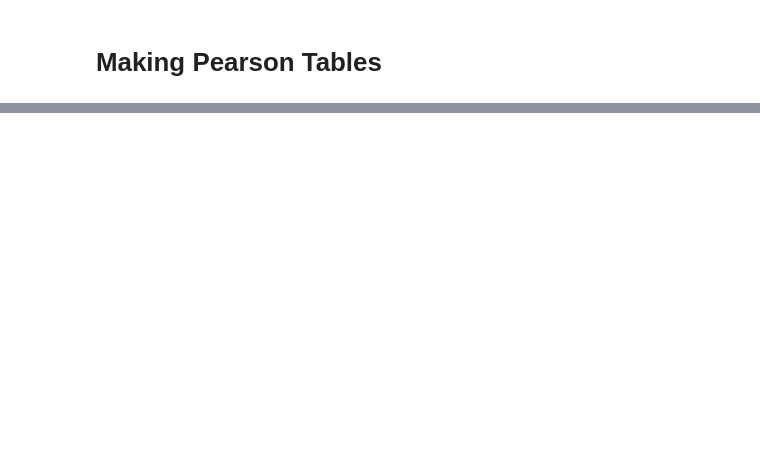
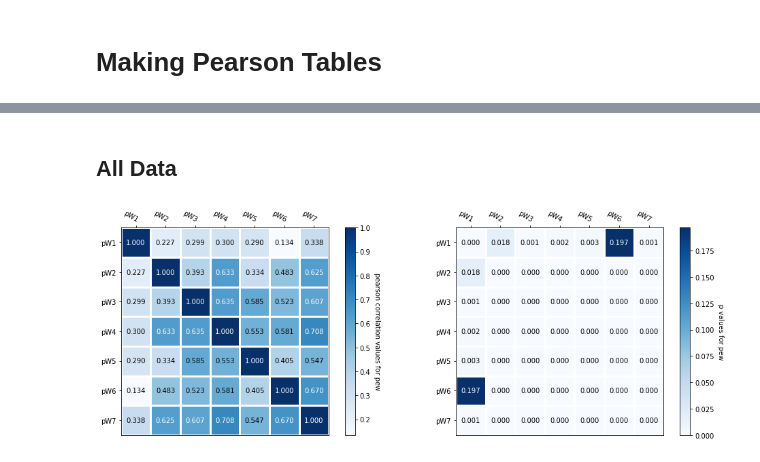
Before and after one commit to mwvgroup/SN-Spectral-Evolution, a Jupyter notebook: notebooks/pew_vel_heatmaps.ipynb, the cells around one changed output, grey strips where cells are left out. Cells and saved outputs as stored; diff of their text form; code cells hidden in the pictures; blank space fills up the shorter version.

Commit message:
creates heatmaps comparing feature pEWs and vels

```diff
--- a/notebooks/pew_vel_heatmaps.ipynb
+++ b/notebooks/pew_vel_heatmaps.ipynb
@@ -169,0 +192,7 @@ vel_comparison_cn.to_csv(path + '/results/vel_pearson_comparison_cn.csv')
+# %%
+features = [f'pW{i}' for i in range(1, 8)]
+# %%
+table = vel_pearson.iloc[:7,:]
+table = table.set_index('features')
+itable = table.iloc[:,:14]
+ctable = itable[itable.columns[::2]]
@@ -169,0 +346,35 @@ vel_comparison_cn.to_csv(path + '/results/vel_pearson_comparison_cn.csv')
+# %%
+def plot_heat_map(carray, parray, against):
+    """plots 2 heat maps for c and p value respectively
+       host gal properties on vertical axis and features on horizontal
+    Args:
+        carray     (array): array of c values
+        parray     (array): array of p values
+        against    (string): pew or vel
+    """
+    fig, (ax1, ax2) = plt.subplots(1, 2, figsize=(14, 5))
+    # 1st plot
+
+
+    im, _ = heatmap(carray, features, features, ax=ax1,
+                cmap="Blues", cbarlabel=f"pearson correlation values for {against}")
+    annotate_heatmap(im, valfmt="{x:.3f}", size=10, color=('black', 'white'),
+                     threshold=0.6, textcolors = ('black','white'))
+
+    # 2nd plot
+
+    im, _ = heatmap(parray, features, features, ax=ax2, vmin=0,
+                cmap="Blues", cbarlabel=f"p values for {against}")
+    annotate_heatmap(im, valfmt="{x:.3f}", size=10, threshold=0.11,
+                 textcolors=("black", "white"))
+
+    plt.tight_layout()
+    plt.show()
+# %%
+carray_pew, parray_pew = heat_map_entry(pew_pearson)
+# %% [markdown]
+## All Data
+# %%
+plot_heat_map(carray_pew, parray_pew, 'pew')
+# %% [output]
+[figure, added]
```
Also changed, not shown: parts of 23 cells of this notebook.
